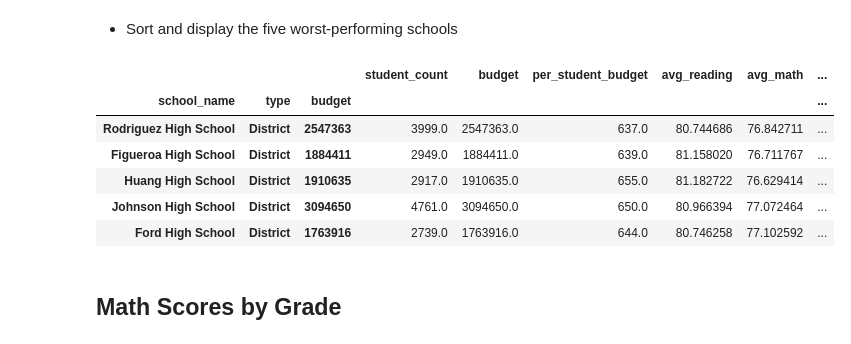
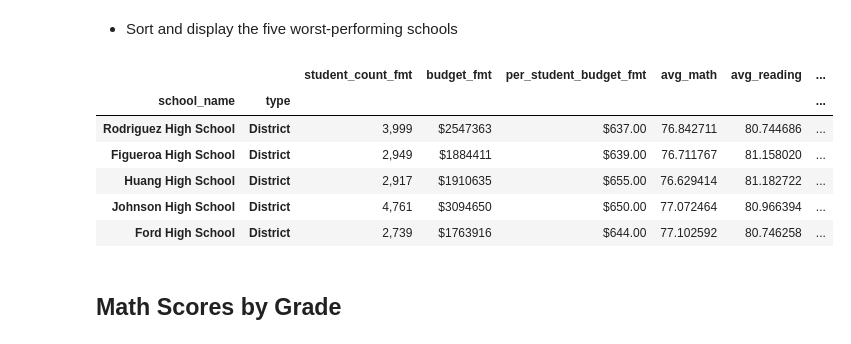
Before and after one commit to RedDirtSixKiller/BootCamp-Homework, a Jupyter notebook: Homework4_Pandas/PyCitySchools_starter_ajp.ipynb, the cells around one changed output. Saved outputs shown, nothing was run; the diff lists cells and outputs as text; code cells hidden in the pictures.

```diff
--- a/Homework4_Pandas/PyCitySchools_starter_ajp.ipynb
+++ b/Homework4_Pandas/PyCitySchools_starter_ajp.ipynb
@@ -84,17 +88,29 @@ school_data_complete.head()
 def school_summaries(x):
     d={}
     d["student_count"]=x["Student ID"].count()
+    d["student_count_fmt"]="{:,}".format(d["student_count"])
     d["budget"] = x["budget"].max()
+    d["budget_fmt"] = "${:0}".format(d["budget"])
     d["per_student_budget"] = d["budget"]/d["student_count"]
+    d["per_student_budget_fmt"] = "${:.2f}".format(d["per_student_budget"])
     d["avg_reading"] = x["reading_score"].mean()
+
     d["avg_math"] = x["math_score"].mean()
+
     d["per_pass_reading"] = len(x[(x['reading_score']>=70)])/d["student_count"]
+    d["per_pass_reading_fmt"] = "{:.2%}".format(d["per_pass_reading"])
     d["per_pass_math"] = len(x[(x['math_score']>=70)])/d["student_count"]
+    d["per_pass_math_fmt"] = "{:.2%}".format(d["per_pass_math"])
     d["overall_pass_rate"] = (d["per_pass_reading"] + d["per_pass_math"])/2
-    return pd.Series(d, index=["student_count", "budget", "per_student_budget",
-                               "avg_reading", "avg_math", "per_pass_reading",
-                               "per_pass_math", "overall_pass_rate"])
+    d["overall_pass_rate_fmt"] = "{:.3%}".format(d["overall_pass_rate"])
+    return pd.Series(d, index=[    "student_count", "student_count_fmt", "budget", "budget_fmt",
+                                "per_student_budget", "per_student_budget_fmt", "avg_reading",
+                                "avg_math", "per_pass_reading", "per_pass_reading_fmt", "per_pass_math",
+                                "per_pass_math_fmt", "overall_pass_rate", "overall_pass_rate_fmt"])
 
-school_sums = pd.DataFrame(school_data_complete.groupby(["school_name", "type", "budget"]).apply(school_summaries))
-school_sums.head()
+school_sums = pd.DataFrame(school_data_complete.groupby(["school_name", "type"], as_index=False).apply(school_summaries))
+schools_sums = school_sums.reset_index()
+school_sums_formatted = school_sums[["student_count_fmt", "budget_fmt", "per_student_budget_fmt", "avg_math", "avg_reading",
+                                     "per_pass_math_fmt", "per_pass_reading_fmt", "overall_pass_rate_fmt" ]]
+school_sums_formatted.sort_values("overall_pass_rate_fmt", ascending=False).head()
 # %% [output]
@@ -140,15 +156,15 @@ school_sums.sort_values("overall_pass_rate", ascending = False).head()
 # %% [markdown]
 * Sort and display the five worst-performing schools
 # %%
-school_sums.sort_values("overall_pass_rate").head()
+school_sums_formatted.sort_values("overall_pass_rate_fmt").head()
 # %% [output]
-|  |  |  | student_count | budget | per_student_budget | avg_reading | avg_math | ... |
-| school_name | type | budget |  |  |  |  |  | ... |
-| Rodriguez High School | District | 2547363 | 3999.0 | 2547363.0 | 637.0 | 80.744686 | 76.842711 | ... |
-| Figueroa High School | District | 1884411 | 2949.0 | 1884411.0 | 639.0 | 81.158020 | 76.711767 | ... |
-| Huang High School | District | 1910635 | 2917.0 | 1910635.0 | 655.0 | 81.182722 | 76.629414 | ... |
-| Johnson High School | District | 3094650 | 4761.0 | 3094650.0 | 650.0 | 80.966394 | 77.072464 | ... |
-| Ford High School | District | 1763916 | 2739.0 | 1763916.0 | 644.0 | 80.746258 | 77.102592 | ... |
+|  |  | student_count_fmt | budget_fmt | per_student_budget_fmt | avg_math | avg_reading | ... |
+| school_name | type |  |  |  |  |  | ... |
+| Rodriguez High School | District | 3,999 | $2547363 | $637.00 | 76.842711 | 80.744686 | ... |
+| Figueroa High School | District | 2,949 | $1884411 | $639.00 | 76.711767 | 81.158020 | ... |
+| Huang High School | District | 2,917 | $1910635 | $655.00 | 76.629414 | 81.182722 | ... |
+| Johnson High School | District | 4,761 | $3094650 | $650.00 | 77.072464 | 80.966394 | ... |
+| Ford High School | District | 2,739 | $1763916 | $644.00 | 77.102592 | 80.746258 | ... |
 # %% [markdown]
 ## Math Scores by Grade
 # %% [markdown]
```
Also changed, not shown: parts of 14 cells of this notebook, 2 other files.
